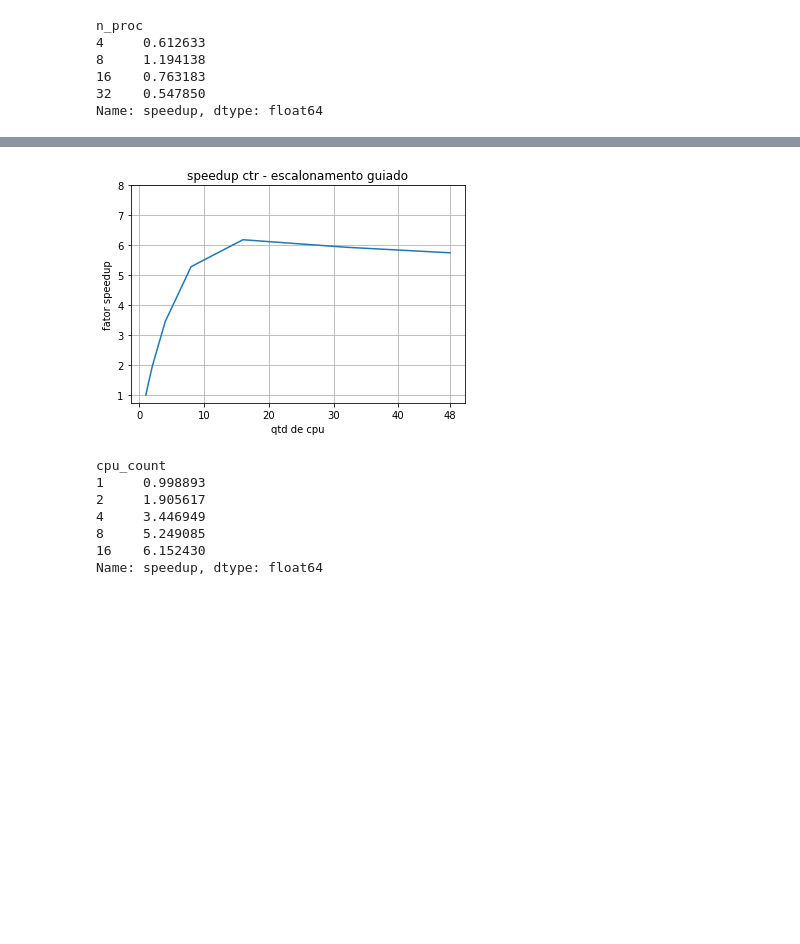
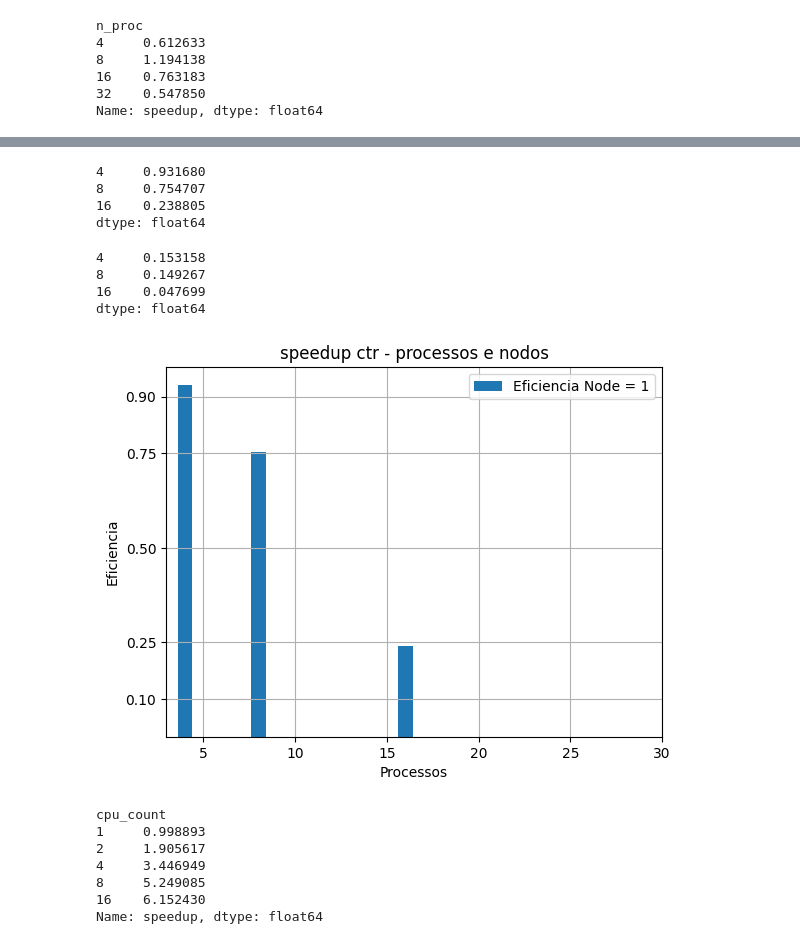
Before and after one commit to gilbertokoerbes/AES-CTRMode-OpenMP_MPI_SpeedUp, a Jupyter notebook: make_graphs.ipynb, the cells around one changed output, grey strips where cells are left out. Cells and saved outputs as stored; diff of their text form; code cells hidden in the pictures; blank space fills up the shorter version.

```diff
--- a/make_graphs.ipynb
+++ b/make_graphs.ipynb
@@ -188,17 +155,37 @@ plt.show()
-# %%
-
-plt.plot(guided_average_time_per_cpu_count.index, guided_average_time_per_cpu_count.values)
-plt.xlabel('qtd de cpu')
-plt.ylabel('fator speedup')
-plt.title('speedup ctr - escalonamento guiado')
-plt.grid(True)
-x_intervals = np.array([ 0, 10, 20, 30, 40, 48])
-y_intervals = np.arange(1, 9, 1)
-plt.xticks(x_intervals)
-plt.yticks(y_intervals)
-plt.show()
-# %% [output]
-[figure, removed]
+# %%
+eficiencia_n1 = average_time_nodes_1 / speedup_ideal
+eficiencia_n1 = eficiencia_n1.dropna()
+eficiencia_n1
+# %% [output]
+4     0.931680
+8     0.754707
+16    0.238805
+dtype: float64
+# %%
+eficiencia_n2 = average_time_nodes_2 / speedup_ideal
+eficiencia_n2 = eficiencia_n2.dropna()
+eficiencia_n2
+# %% [output]
+4     0.153158
+8     0.149267
+16    0.047699
+dtype: float64
+# %%
+fig, ax = plt.subplots()
+ax.bar(eficiencia_n1.index,eficiencia_n1.values,label="Eficiencia Node = 1")
+
+
+x_intervals = np.array([ 5, 10, 15, 20, 25, 30])
+y_intervals = np.array([0.1,0.25,0.5,0.75,0.9])
+plt.xticks(x_intervals)
+plt.yticks(y_intervals)
+ax.set_xlabel("Processos")
+ax.set_ylabel('Eficiencia')
+ax.set_title('speedup ctr - processos e nodos')
+ax.legend()
+ax.grid(True)
+# %% [output]
+[figure, added]
 # %%
 auto_average_time_per_cpu_count
 # guided_average_time_per_cpu_count
```
Also changed, not shown: parts of 8 cells of this notebook.
